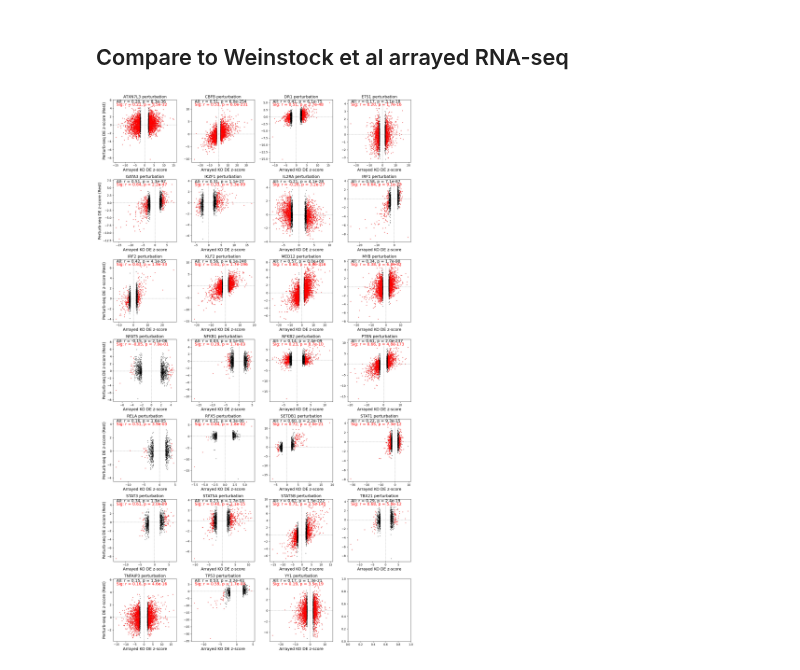
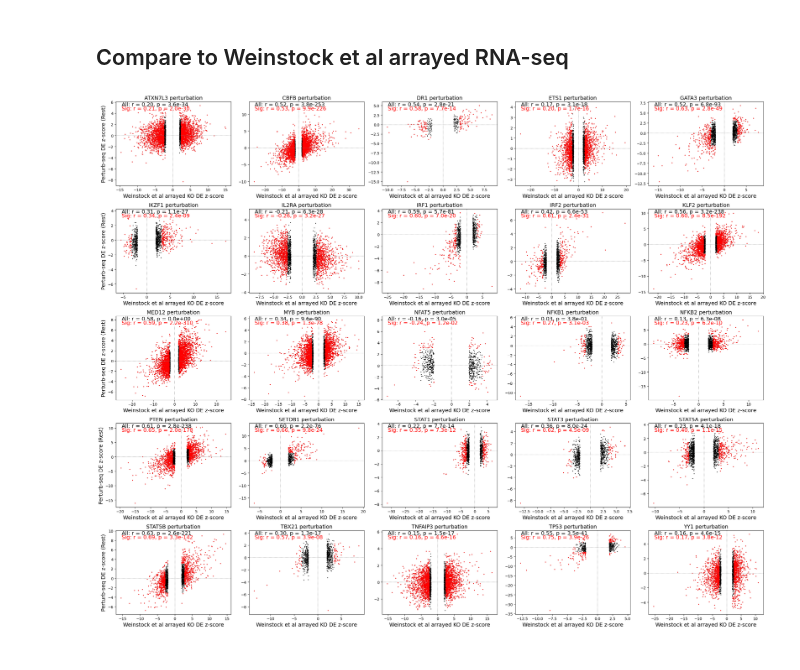
Before and after one commit to emdann/GWT_perturbseq_analysis_2025, a Jupyter notebook: src/3_DE_analysis/ArrayedRNAseq_comparison.ipynb, the cells around one changed output. Drawn from its saved outputs; the diff is of its cells as text; code cells hidden in the pictures.

Commit message:
Arrayed RNAseq comparison

```diff
--- a/src/3_DE_analysis/ArrayedRNAseq_comparison.ipynb
+++ b/src/3_DE_analysis/ArrayedRNAseq_comparison.ipynb
@@ -42,0 +81,10 @@ adata_de.obs['target_contrast'].nunique()
+# %%
+thre = 0.05 # Significance threshold
+# Only consider perturbations that have >=100 DE genes in either Freimer et al arrayed RNAseq or Perturb-seq dataset
+sig_number = np.zeros(len(common_perturbations))
+for i, g in enumerate(common_perturbations):
+    freimer_set = set(adata_freimer[:,adata_freimer[adata_freimer.obs['target_gene']==g].layers['adj_p_value']<thre].var.gene_id)
+    perturbseq_set = set(adata_de[:,adata_de[adata_de.obs['target_contrast_gene_name']==g].layers['adj_p_value']<thre].var.gene_ids)
+    sig_number[i] = len(freimer_set | perturbseq_set)
+sig_number = sig_number.astype(int)
+common_sig_perturbations = common_perturbations[sig_number>=100]
@@ -49,69 +194,83 @@ common_perturbations = np.intersect1d(weinstock_kos, adata_de[adata_de.obs.cultu
 weinstock_df['zscore'] = weinstock_df['log2FoldChange'] / weinstock_df['lfcSE']
 weinstock_df['gene_id'] = weinstock_df['gene_id'].str.split('.').str[0]
 # %%
-# Only consider perturbations that have >=30 DE genes
+thre = 0.05 # Significance threshold
+# Only consider perturbations that have >=100 DE genes in either Weinstock et al arrayed RNAseq or Perturb-seq dataset
 sig_number = np.zeros(len(common_perturbations))
 for i, g in enumerate(common_perturbations):
-    sig_number[i] = np.sum(weinstock_df[weinstock_df['KO'] == g].set_index('gene_id')['padj'] < 0.05)
+    weinstock_set = set(weinstock_df[(weinstock_df['KO'] == g)&(weinstock_df.padj<thre)].gene_id)
+    perturbseq_set = set(adata_de[:,adata_de[adata_de.obs['target_contrast_gene_name']==g].layers['adj_p_value']<thre].var.gene_ids)
+    sig_number[i] = len(weinstock_set | perturbseq_set)
 sig_number = sig_number.astype(int)
-common_sig_perturbations = common_perturbations[sig_number>=30]
+common_sig_perturbations = common_perturbations[sig_number>=100]
 # %%
+rest_signif_corr_all = np.zeros([len(common_sig_perturbations),2])
+gwt_signif = np.zeros(len(common_sig_perturbations))
+ko_signif = np.zeros(len(common_sig_perturbations))
 # Calculate number of rows and columns needed
 n_plots = len(common_sig_perturbations)
-n_cols = 4  # Fixed number of columns
+n_cols = 5  # Fixed number of columns
 n_rows = (n_plots + n_cols - 1) // n_cols  # Ceiling division
 
 # Create a figure with subplots arranged in multiple rows
-fig, axes = plt.subplots(n_rows, n_cols, figsize=(16, 4*n_rows))
+fig, axes = plt.subplots(n_rows, n_cols, figsize=(25, 4*n_rows))
 axes = axes.flatten()  # Flatten to easily iterate through subplots
 
 for i, g in enumerate(common_sig_perturbations):
     # Get data for this perturbation
     gwt_effect_g = sc.get.var_df(adata_de, adata_de.obs_names[adata_de.obs['target_contrast_gene_name'] == g].tolist(), layer='zscore')
-    gwt_effect_g.columns = gwt_effect_g.columns.str.split("_").str[1]
+    gwt_effect_g.columns = ['perturbseq_zscore']
+    gwt_effect_g['perturbseq_signif'] = sc.get.var_df(adata_de, adata_de.obs_names[adata_de.obs['target_contrast_gene_name'] == g].tolist(), layer='adj_p_value')
     weinstock_effect_g = weinstock_df[weinstock_df['KO'] == g].set_index('gene_id')[['zscore']]
-    weinstock_effect_g['signif'] = weinstock_df[weinstock_df['KO'] == g].set_index('gene_id')['padj'] < 0.05
+    weinstock_effect_g.columns = ['weinstock_zscore']
+    weinstock_effect_g['weinstock_signif'] = weinstock_df[weinstock_df['KO'] == g].set_index('gene_id')[['padj']]
 
     concat_df = pd.concat([weinstock_effect_g, gwt_effect_g], axis=1).dropna()
 
     # Calculate correlation coefficients and p-values for Rest condition only
-    rest_corr, rest_pval = scipy.stats.pearsonr(concat_df['zscore'], concat_df['Rest'])
+    rest_corr, rest_pval = scipy.stats.pearsonr(concat_df['weinstock_zscore'], concat_df['perturbseq_zscore'])
     rest_signif_corr, rest_signif_pval = scipy.stats.pearsonr(
-        concat_df[concat_df['signif']]['zscore'],
-        concat_df[concat_df['signif']]['Rest']
-    ) if sum(concat_df['signif']) > 1 else (float('nan'), float('nan'))
+        concat_df[(concat_df['weinstock_signif']<thre)|(concat_df['perturbseq_signif']<thre)]['weinstock_zscore'],
+        concat_df[(concat_df['weinstock_signif']<thre)|(concat_df['perturbseq_signif']<thre)]['perturbseq_zscore']
+    ) if sum((concat_df['weinstock_signif']<thre)|(concat_df['perturbseq_signif']<thre)) > 1 else (float('nan'), float('nan'))
 
     # Create scatter plot for Rest condition
-    sns.scatterplot(data=concat_df, x='zscore', y='Rest', s=4, edgecolor='none', color='black', ax=axes[i])
-    sns.scatterplot(data=concat_df[concat_df['signif']], x='zscore', y='Rest', s=5, edgecolor='none', color='red', ax=axes[i])
+    sns.scatterplot(data=concat_df, x='weinstock_zscore', y='perturbseq_zscore', s=4, edgecolor='none', color='black', ax=axes[i])
+    sns.scatterplot(data=concat_df[(concat_df['weinstock_signif']<thre)|(concat_df['perturbseq_signif']<thre)],
+                    x='weinstock_zscore', y='perturbseq_zscore', s=5, edgecolor='none', color='red', ax=axes[i])
 
     # Add correlation information as text
     axes[i].annotate(f'All: r = {rest_corr:.2f}, p = {rest_pval:.1e}',
                 xy=(0.05, 0.95), xycoords='axes fraction', fontsize=14)
     if not np.isnan(rest_signif_corr):
         axes[i].annotate(f'Sig: r = {rest_signif_corr:.2f}, p = {rest_signif_pval:.1e}',
                     xy=(0.05, 0.90), xycoords='axes fraction', fontsize=14, color='red')
 
     # Add dotted lines for x and y axes
     axes[i].axhline(y=0, color='gray', linestyle=':', linewidth=1)
     axes[i].axvline(x=0, color='gray', linestyle=':', linewidth=1)
 
     # Set title and labels
     axes[i].set_title(f'{g} perturbation', fontsize=14)
 
     # Only add y-label for plots in the first column
     if i % n_cols == 0:
         axes[i].set_ylabel('Perturb-seq DE z-score (Rest)', fontsize=14)
     else:
         axes[i].set_ylabel('')
 
-    axes[i].set_xlabel('Arrayed KO DE z-score', fontsize=14)
+    axes[i].set_xlabel('Weinstock et al arrayed KO DE z-score', fontsize=14)
+
+    rest_signif_corr_all[i,0] = rest_signif_corr
+    rest_signif_corr_all[i,1] = rest_signif_pval
+    gwt_signif[i] = np.sum(concat_df['perturbseq_signif']<thre)
+    ko_signif[i] = np.sum(concat_df['weinstock_signif']<thre)
 
 # Hide any unused subplots
 for i in range(len(common_perturbations), len(axes)):
     axes[i].set_visible(False)
 
 plt.tight_layout()
 plt.show()
 # %% [output]
-[figure, old version]
+[figure, new version]
```
Also changed, not shown: parts of 15 cells of this notebook, 4 other files.
